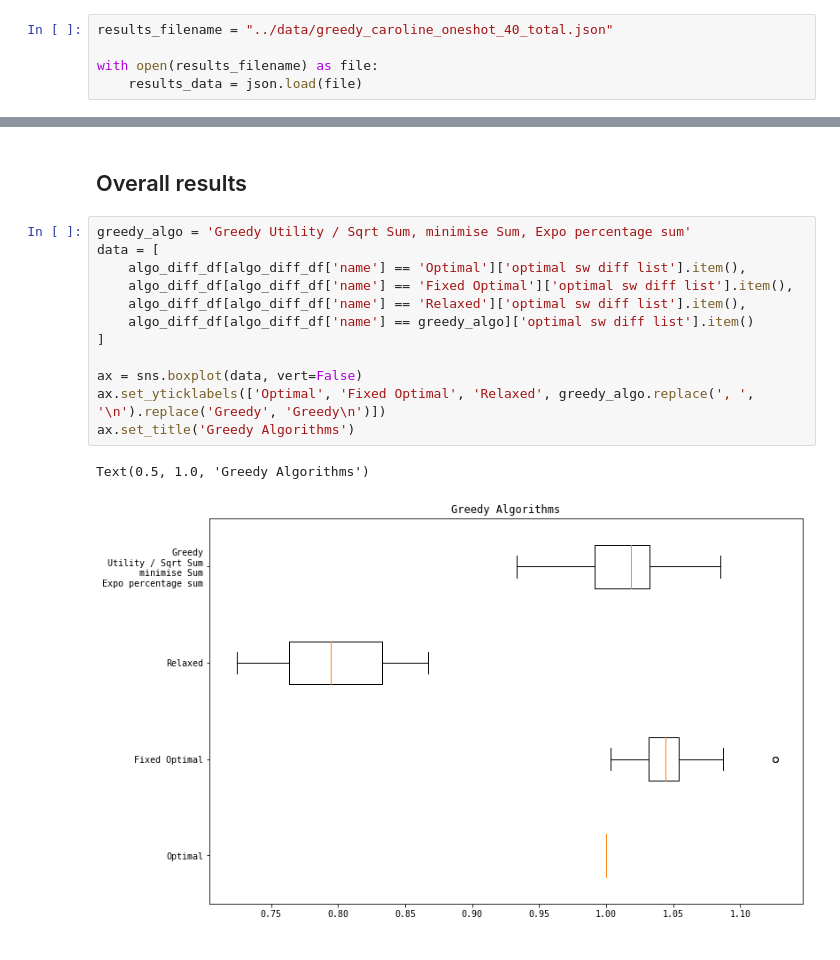
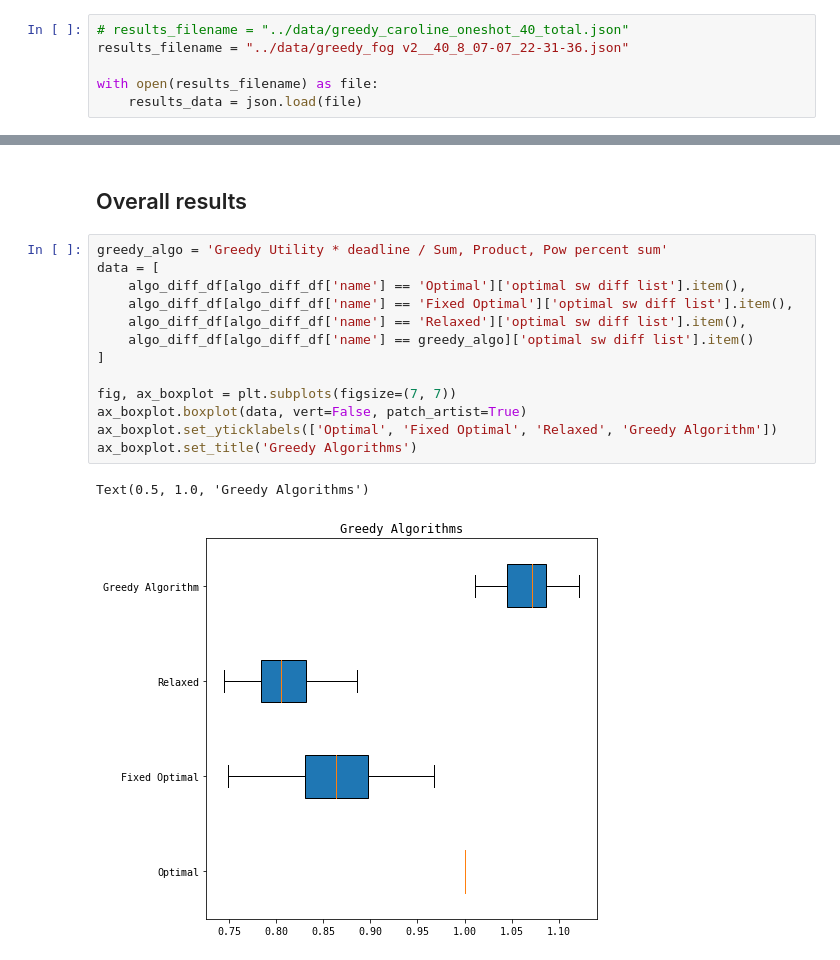
Before and after one commit to pseudo-rnd-thoughts/Elastic-Resource-Allocation, a Jupyter notebook: analysis/greedy.ipynb, the cells around one changed output, grey strips where cells are left out. Cells and saved outputs as stored; diff of their text form.

```diff
--- a/analysis/greedy.ipynb
+++ b/analysis/greedy.ipynb
@@ -15,7 +15,8 @@ import seaborn as sns
 matplotlib.rcParams['font.family'] = "monospace"
 %matplotlib inline
 # %%
-results_filename = "../data/greedy_caroline_oneshot_40_total.json"
+# results_filename = "../data/greedy_caroline_oneshot_40_total.json"
+results_filename = "../data/greedy_fog v2__40_8_07-07_22-31-36.json"
 
 with open(results_filename) as file:
     results_data = json.load(file)
@@ -154,17 +155,18 @@ Text(0.5, 1.0, 'Fixed optimal SW diff points')
 # %% [markdown]
 ## Overall results
 # %%
-greedy_algo = 'Greedy Utility / Sqrt Sum, minimise Sum, Expo percentage sum'
+greedy_algo = 'Greedy Utility * deadline / Sum, Product, Pow percent sum'
 data = [
     algo_diff_df[algo_diff_df['name'] == 'Optimal']['optimal sw diff list'].item(),
     algo_diff_df[algo_diff_df['name'] == 'Fixed Optimal']['optimal sw diff list'].item(),
     algo_diff_df[algo_diff_df['name'] == 'Relaxed']['optimal sw diff list'].item(),
     algo_diff_df[algo_diff_df['name'] == greedy_algo]['optimal sw diff list'].item()
 ]
 
-ax = sns.boxplot(data, vert=False)
-ax.set_yticklabels(['Optimal', 'Fixed Optimal', 'Relaxed', greedy_algo.replace(', ', '\n').replace('Greedy', 'Greedy\n')])
-ax.set_title('Greedy Algorithms')
+fig, ax_boxplot = plt.subplots(figsize=(7, 7))
+ax_boxplot.boxplot(data, vert=False, patch_artist=True)
+ax_boxplot.set_yticklabels(['Optimal', 'Fixed Optimal', 'Relaxed', 'Greedy Algorithm'])
+ax_boxplot.set_title('Greedy Algorithms')
 # %% [output]
 Text(0.5, 1.0, 'Greedy Algorithms')
-[figure, old version]
+[figure, new version]
```
Also changed, not shown: parts of 5 cells of this notebook, 2 other files.
